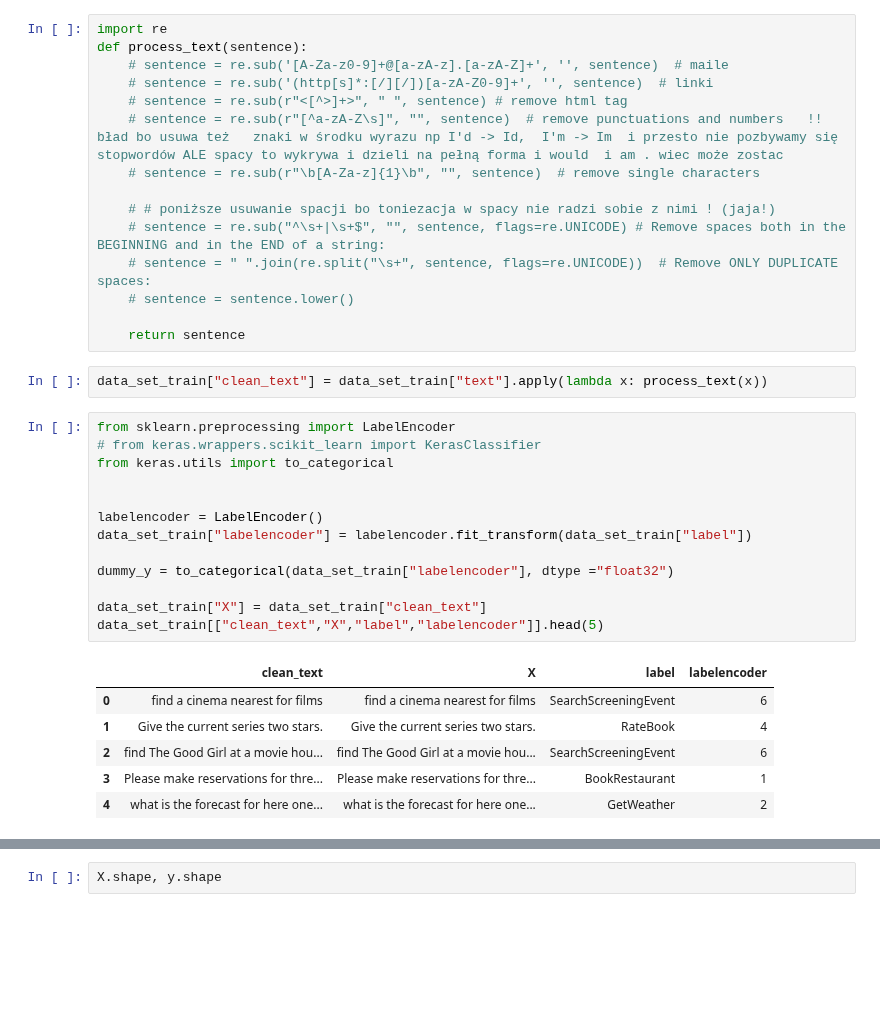
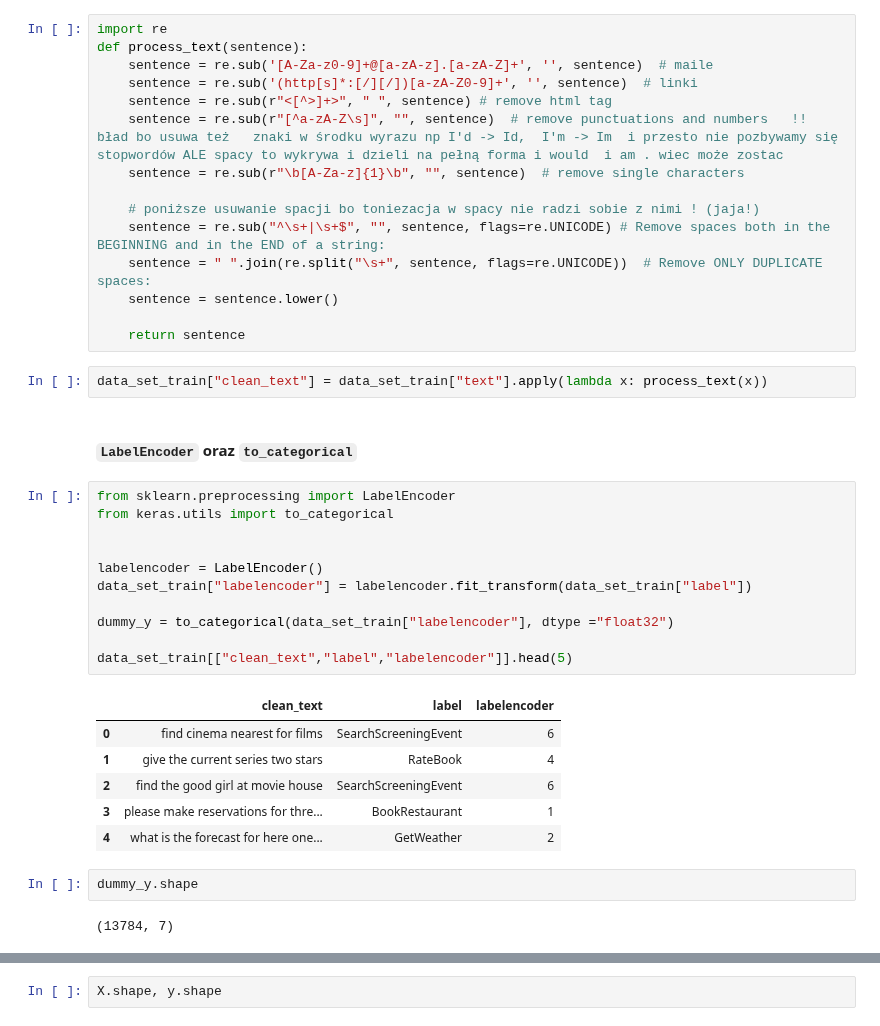
Before and after one commit to ciepielajan/Multi-Class-Classification-NLP, a Jupyter notebook: Detecting_intentions_MLP.ipynb, the cells around one changed output, grey strips where cells are left out. Drawn from its saved outputs; the diff is of its cells as text; blank space fills up the shorter version.

```diff
--- a/Detecting_intentions_MLP.ipynb
+++ b/Detecting_intentions_MLP.ipynb
@@ -34,37 +39,41 @@ Index(['text', 'label'], dtype='object')
 # %%
 import re
 def process_text(sentence):
-    # sentence = re.sub('[A-Za-z0-9]+@[a-zA-z].[a-zA-Z]+', '', sentence)  # maile
-    # sentence = re.sub('(http[s]*:[/][/])[a-zA-Z0-9]+', '', sentence)  # linki
-    # sentence = re.sub(r"<[^>]+>", " ", sentence) # remove html tag
-    # sentence = re.sub(r"[^a-zA-Z\s]", "", sentence)  # remove punctuations and numbers   !!  bład bo usuwa też   znaki w środku wyrazu np I'd -> Id,  I'm -> Im  i przesto nie pozbywamy się stopwordów ALE spacy to wykrywa i dzieli na pełną forma i would  i am . wiec może zostac
-    # sentence = re.sub(r"\b[A-Za-z]{1}\b", "", sentence)  # remove single characters
+    sentence = re.sub('[A-Za-z0-9]+@[a-zA-z].[a-zA-Z]+', '', sentence)  # maile
+    sentence = re.sub('(http[s]*:[/][/])[a-zA-Z0-9]+', '', sentence)  # linki
+    sentence = re.sub(r"<[^>]+>", " ", sentence) # remove html tag
+    sentence = re.sub(r"[^a-zA-Z\s]", "", sentence)  # remove punctuations and numbers   !!  bład bo usuwa też   znaki w środku wyrazu np I'd -> Id,  I'm -> Im  i przesto nie pozbywamy się stopwordów ALE spacy to wykrywa i dzieli na pełną forma i would  i am . wiec może zostac
+    sentence = re.sub(r"\b[A-Za-z]{1}\b", "", sentence)  # remove single characters
 
-    # # poniższe usuwanie spacji bo toniezacja w spacy nie radzi sobie z nimi ! (jaja!)
-    # sentence = re.sub("^\s+|\s+$", "", sentence, flags=re.UNICODE) # Remove spaces both in the BEGINNING and in the END of a string:
-    # sentence = " ".join(re.split("\s+", sentence, flags=re.UNICODE))  # Remove ONLY DUPLICATE spaces:
-    # sentence = sentence.lower()
+    # poniższe usuwanie spacji bo toniezacja w spacy nie radzi sobie z nimi ! (jaja!)
+    sentence = re.sub("^\s+|\s+$", "", sentence, flags=re.UNICODE) # Remove spaces both in the BEGINNING and in the END of a string:
+    sentence = " ".join(re.split("\s+", sentence, flags=re.UNICODE))  # Remove ONLY DUPLICATE spaces:
+    sentence = sentence.lower()
 
     return sentence
 # %%
 data_set_train["clean_text"] = data_set_train["text"].apply(lambda x: process_text(x))
+# %% [markdown]
+#### `LabelEncoder` oraz `to_categorical`
 # %%
 from sklearn.preprocessing import LabelEncoder
-# from keras.wrappers.scikit_learn import KerasClassifier
 from keras.utils import to_categorical
 
 
 labelencoder = LabelEncoder()
 data_set_train["labelencoder"] = labelencoder.fit_transform(data_set_train["label"])
 
 dummy_y = to_categorical(data_set_train["labelencoder"], dtype ="float32")
 
-data_set_train["X"] = data_set_train["clean_text"]
-data_set_train[["clean_text","X","label","labelencoder"]].head(5)
+data_set_train[["clean_text","label","labelencoder"]].head(5)
 # %% [output]
-|  | clean_text | X | label | labelencoder |
-| 0 | find a cinema nearest for films | find a cinema nearest for films | SearchScreeningEvent | 6 |
-| 1 | Give the current series two stars. | Give the current series two stars. | RateBook | 4 |
-| 2 | find The Good Girl at a movie hou... | find The Good Girl at a movie hou... | SearchScreeningEvent | 6 |
-| 3 | Please make reservations for thre... | Please make reservations for thre... | BookRestaurant | 1 |
-| 4 | what is the forecast for here one... | what is the forecast for here one... | GetWeather | 2 |
+|  | clean_text | label | labelencoder |
+| 0 | find cinema nearest for films | SearchScreeningEvent | 6 |
+| 1 | give the current series two stars | RateBook | 4 |
+| 2 | find the good girl at movie house | SearchScreeningEvent | 6 |
+| 3 | please make reservations for thre... | BookRestaurant | 1 |
+| 4 | what is the forecast for here one... | GetWeather | 2 |
+# %%
+dummy_y.shape
+# %% [output]
+(13784, 7)
```
Also changed, not shown: parts of 20 cells of this notebook.
